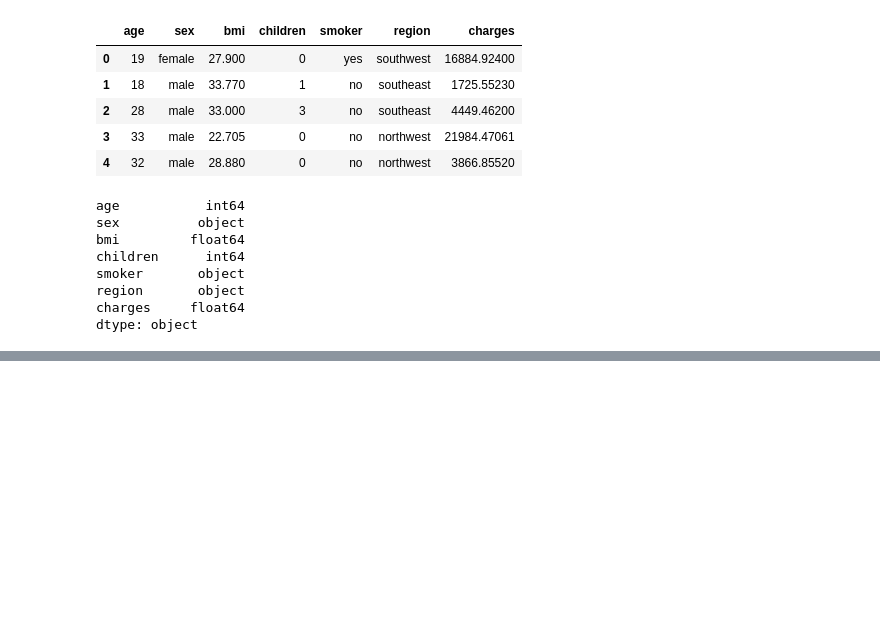
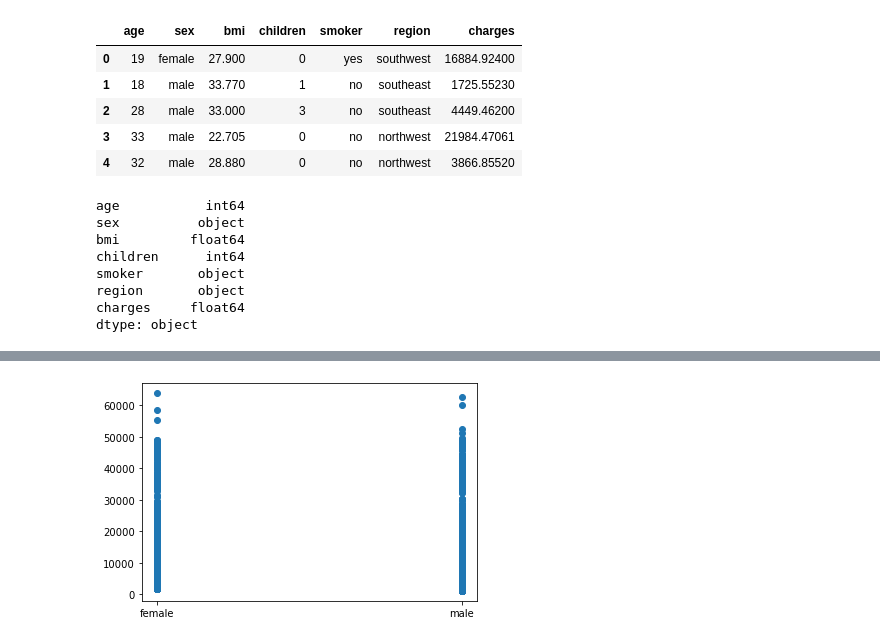
Before and after one commit to EricaEidelman/US_Medical_Insurance, a Jupyter notebook: us-medical-insurance-costs.ipynb, the cells around one changed output, grey strips where cells are left out. Saved outputs shown, nothing was run; the diff lists cells and outputs as text; code cells hidden in the pictures; blank space fills up the shorter version.

```diff
--- a/us-medical-insurance-costs.ipynb
+++ b/us-medical-insurance-costs.ipynb
@@ -52,0 +66,6 @@ for record in record:
+# %%
+# Check for relationship between sex and charges
+plt.scatter(sex, charges)
+plt.show()
+# %% [output]
+[figure, added]
```
Also changed, not shown: parts of 6 cells of this notebook.
